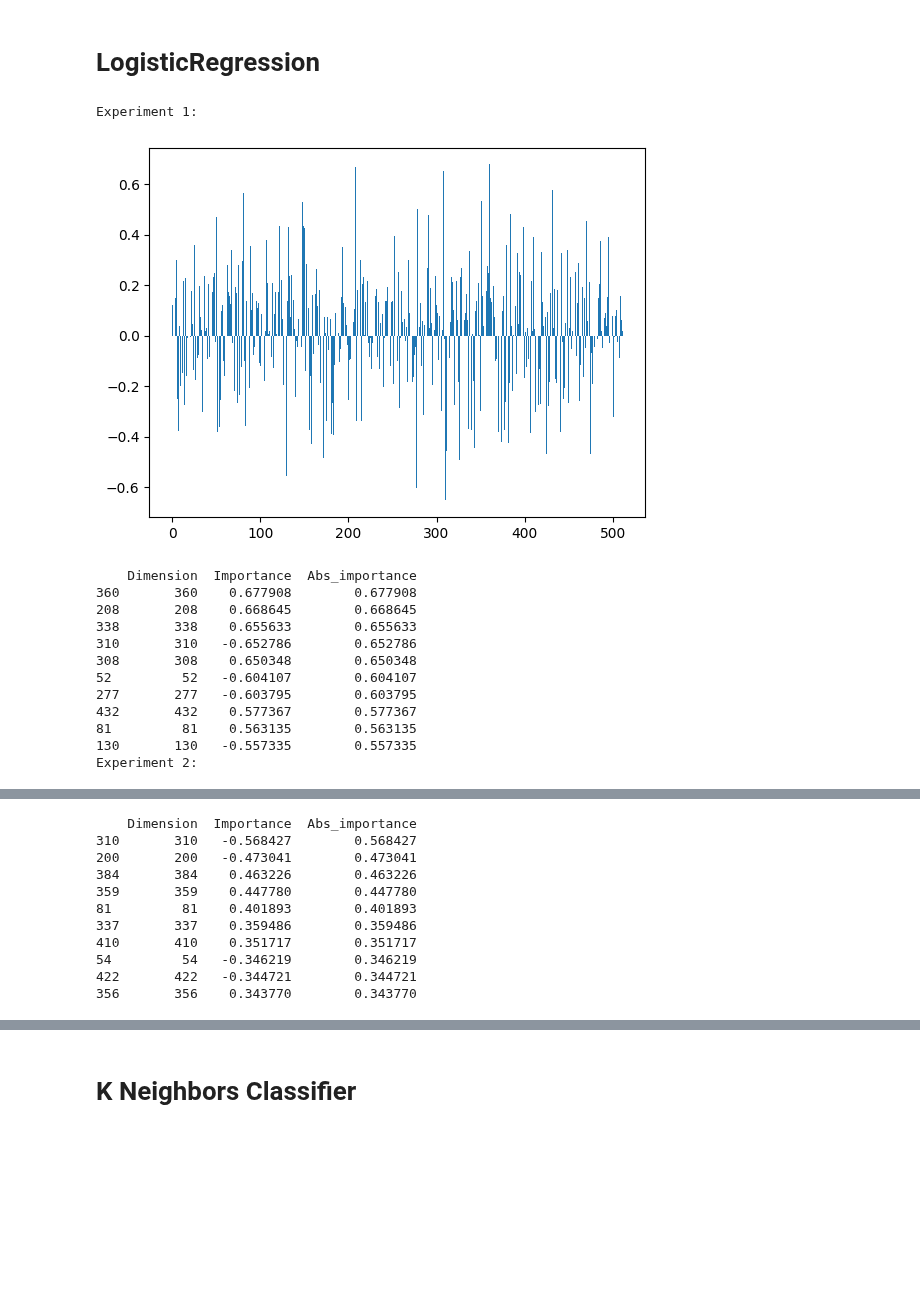
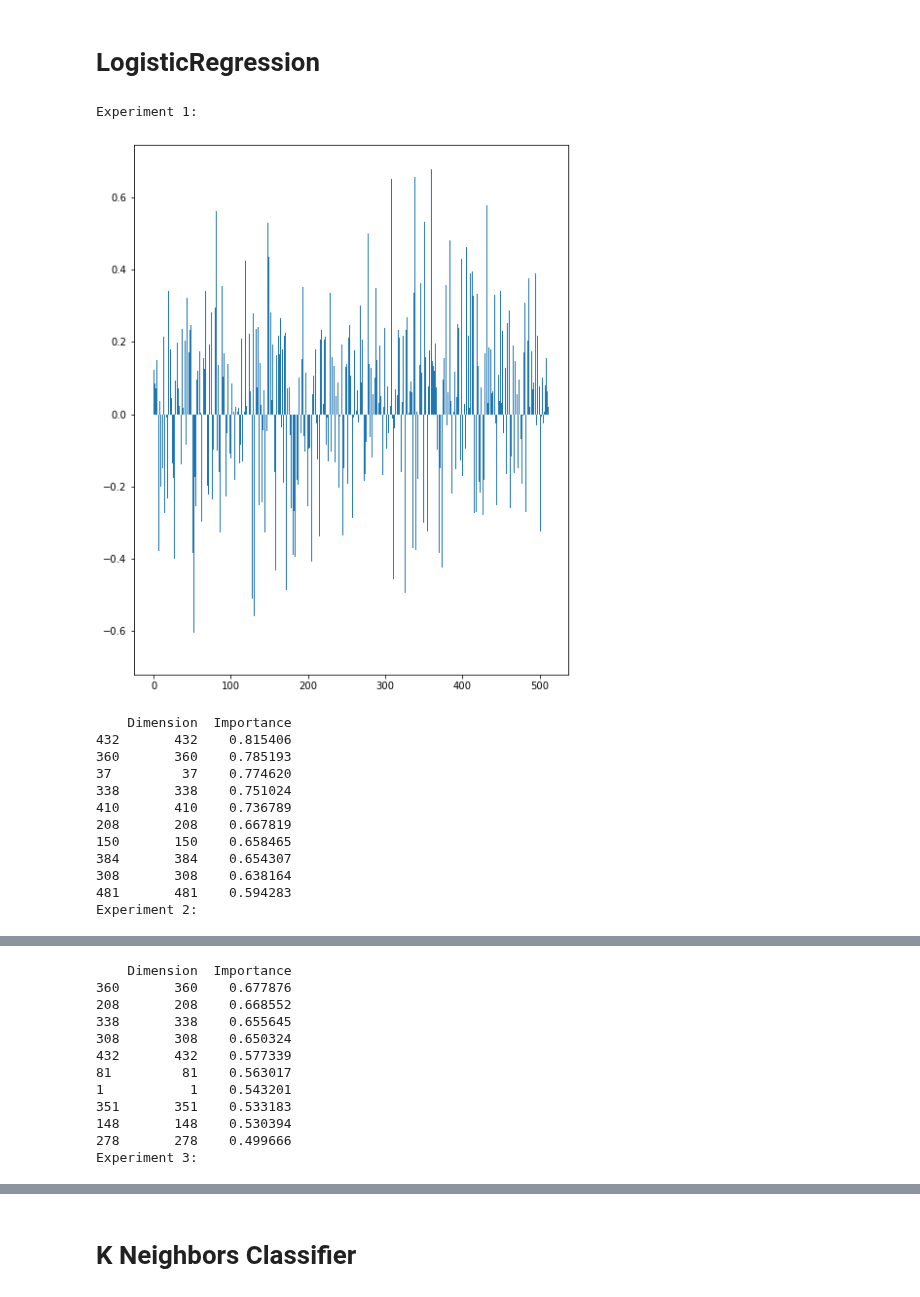
Before and after one commit to ClementineBleuze/WordEmbeddings, a Jupyter notebook: Notebooks_dim_clustering/classifiers.ipynb, the cells around one changed output, grey strips where cells are left out. Saved outputs shown, nothing was run; the diff lists cells and outputs as text; code cells hidden in the pictures; blank space fills up the shorter version.

```diff
--- a/Notebooks_dim_clustering/classifiers.ipynb
+++ b/Notebooks_dim_clustering/classifiers.ipynb
@@ -425,9 +425,9 @@ Y_nb_A = df_adj_nb["num"]
 Y_nb_both = df_both_nb["num"]
 
 # features : word embeddings dimensions
-X_nb_N = df_nouns_nb.drop(columns=["Word", "number", "num"])
+X_nb_N = df_nouns_nb.drop(columns=["Word", "number","Unnamed: 0", "num"])
 X_nb_A = df_adj_nb.drop(columns=["Word", "number", "num"])
-X_nb_both = df_both_nb.drop(columns = ["Word","number", "num"] )
+X_nb_both = df_both_nb.drop(columns = ["Word","number","Unnamed: 0", "num"] )
 
 # split data into train and test sets
 X_nb_N_train, X_nb_N_test, Y_nb_N_train, Y_nb_N_test = train_test_split(X_nb_N, Y_nb_N, test_size=0.2, random_state=42)
@@ -443,40 +443,40 @@ test_nb_targets = [Y_nb_N_test, Y_nb_A_test, Y_nb_both_test]
 # %%
 for t in range(3):
 
     X_train, X_test, Y_train, Y_test = train_nb_features[t], test_nb_features[t], train_nb_targets[t], test_nb_targets[t]
 
 # define the model
     model = LogisticRegression(solver='lbfgs', max_iter=1000)
 # fit the model
     model.fit(X_train, Y_train)
 # get importance
     importance = model.coef_[0]
 
 # summarize feature importance
 #for i,v in enumerate(importance):
     #print('Feature: %0d, Score: %.5f' % (i,v))
 # plot feature importance
 
     print(f"Experiment {t+1}:\n")
 
 
     pyplot.bar([x for x in range(len(importance))], importance)
     pyplot.show()
-    importances = pd.DataFrame(data={'Dimension': X_train.columns,'Importance': model.coef_[0], 'Abs_importance': abs(model.coef_[0])})
-    importances = importances.sort_values(by='Abs_importance', ascending=False)
     print(importances.head(10))
+    importances = pd.DataFrame(data={'Dimension': X_train.columns,'Importance': model.coef_[0]})
+    importances = importances.sort_values(by='Importance', ascending=False)
 # %% [output]
 Experiment 1:
-[figure, old version]
+[figure, new version]
-    Dimension  Importance  Abs_importance
-360       360    0.677908        0.677908
-208       208    0.668645        0.668645
-338       338    0.655633        0.655633
-310       310   -0.652786        0.652786
-308       308    0.650348        0.650348
-52         52   -0.604107        0.604107
-277       277   -0.603795        0.603795
-432       432    0.577367        0.577367
-81         81    0.563135        0.563135
-130       130   -0.557335        0.557335
+    Dimension  Importance
+432       432    0.815406
+360       360    0.785193
+37         37    0.774620
+338       338    0.751024
+410       410    0.736789
+208       208    0.667819
+150       150    0.658465
+384       384    0.654307
+308       308    0.638164
+481       481    0.594283
 Experiment 2:
@@ -484,11 +484,12 @@ Experiment 2:
-    Dimension  Importance  Abs_importance
-310       310   -0.568427        0.568427
-200       200   -0.473041        0.473041
-384       384    0.463226        0.463226
-359       359    0.447780        0.447780
-81         81    0.401893        0.401893
-337       337    0.359486        0.359486
-410       410    0.351717        0.351717
-54         54   -0.346219        0.346219
-422       422   -0.344721        0.344721
-356       356    0.343770        0.343770
+    Dimension  Importance
+360       360    0.677876
+208       208    0.668552
+338       338    0.655645
+308       308    0.650324
+432       432    0.577339
+81         81    0.563017
+1           1    0.543201
+351       351    0.533183
+148       148    0.530394
+278       278    0.499666
+Experiment 3:
```
Also changed, not shown: parts of 1 cell of this notebook.
